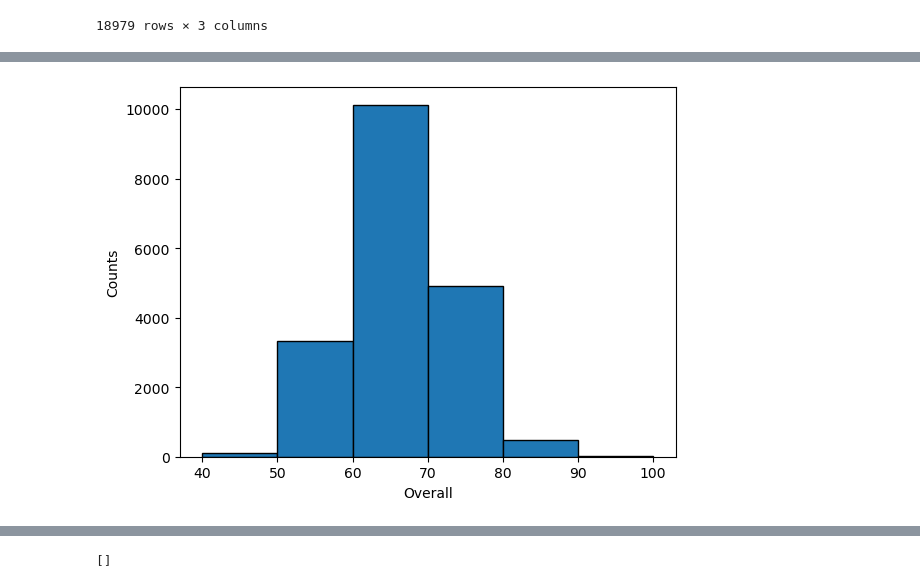
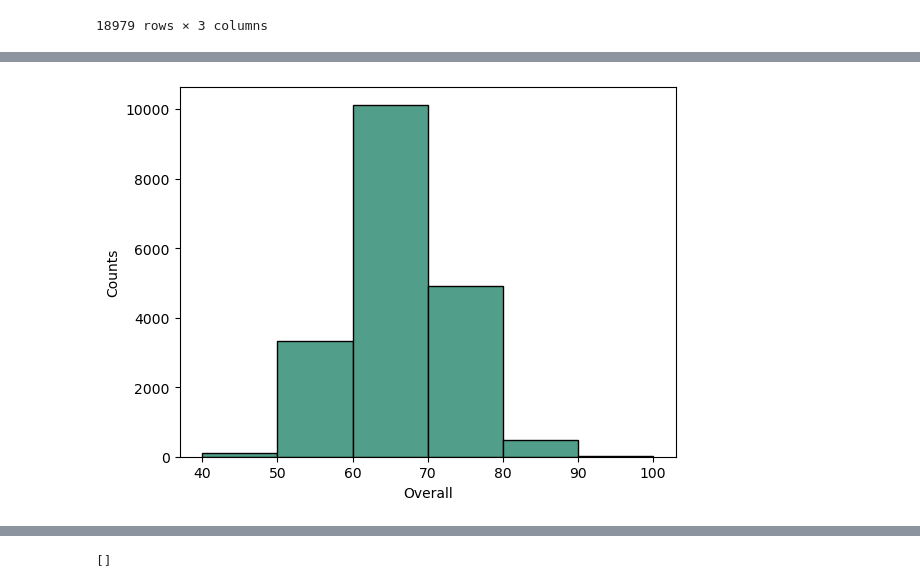
Before and after one commit to NazimKs/ETL_data_warehouse, a Jupyter notebook: ETL_data_warhouse.ipynb, the cells around one changed output, grey strips where cells are left out. Saved outputs shown, nothing was run; the diff lists cells and outputs as text; code cells hidden in the pictures.

```diff
--- a/ETL_data_warhouse.ipynb
+++ b/ETL_data_warhouse.ipynb
@@ -280,6 +274,7 @@ Name: Hits, Length: 18979, dtype: object
 split positions
 # %%
 fifa_df[["Best Position", "2nd Position", "3rd Position"]] = fifa_df["Positions"].str.split(" ", expand=True)
+fifa_df = fifa_df.drop(["Positions"],axis=1)
 fifa_df[["Best Position", "2nd Position", "3rd Position"]]
 # %% [output]
 |  | Best Position | 2nd Position | 3rd Position |
@@ -295,6 +290,8 @@ fifa_df[["Best Position", "2nd Position", "3rd Position"]]
 | 18977 | CM | None | None |
 | 18978 | CDM | None | None |
 18979 rows × 3 columns
+# %%
+fifa_df = fifa_df.drop(["2nd Position", "3rd Position"],axis=1)
 # %%
 
 
@@ -334,6 +331,7 @@ fifa_df["Type of contract"] = fifa_df["Contract"].apply(contrat_type)
 fifa_df["Start year"] = fifa_df["Contract"].apply(start_time_contract)
 fifa_df["End year"] = fifa_df.apply(lambda row: end_time_contract(row["Type of contract"],row["Contract"],row["Loan Date End"] ), axis=1)
 
+fifa_df = fifa_df.drop(["Contract","Loan Date End"],axis=1)
 
 fifa_df[["Type of contract","Start year","End year"]]
 # %% [output]
@@ -399,10 +381,12 @@ fifa_df
+# %%
+fifa_df = fifa_df.drop(["POT","BOV","BP","Growth","Total Stats","Base Stats","Hits","A/W","D/W"],axis=1)
 # %%
-plt.hist(fifa_df["OVA"], bins=range(40, 100+10 , 10), edgecolor='k')
+plt.hist(fifa_df["OVA"], bins=range(40, 100+10 , 10), edgecolor='k',color="#519E8A")
 plt.ylabel("Counts")
 plt.xlabel("Overall")
 plt.show()
 # %% [output]
-[figure, old version]
+[figure, new version]
 # %%
 position_by_order = ["GK", "LWB", "LB", "CB", "RB", "RWB", "CDM", "LM", "CM", "RM", "CAM", "LW", "CF", "RW", "ST"]
 
```
Also changed, not shown: parts of 8 cells of this notebook, 1 other file.
